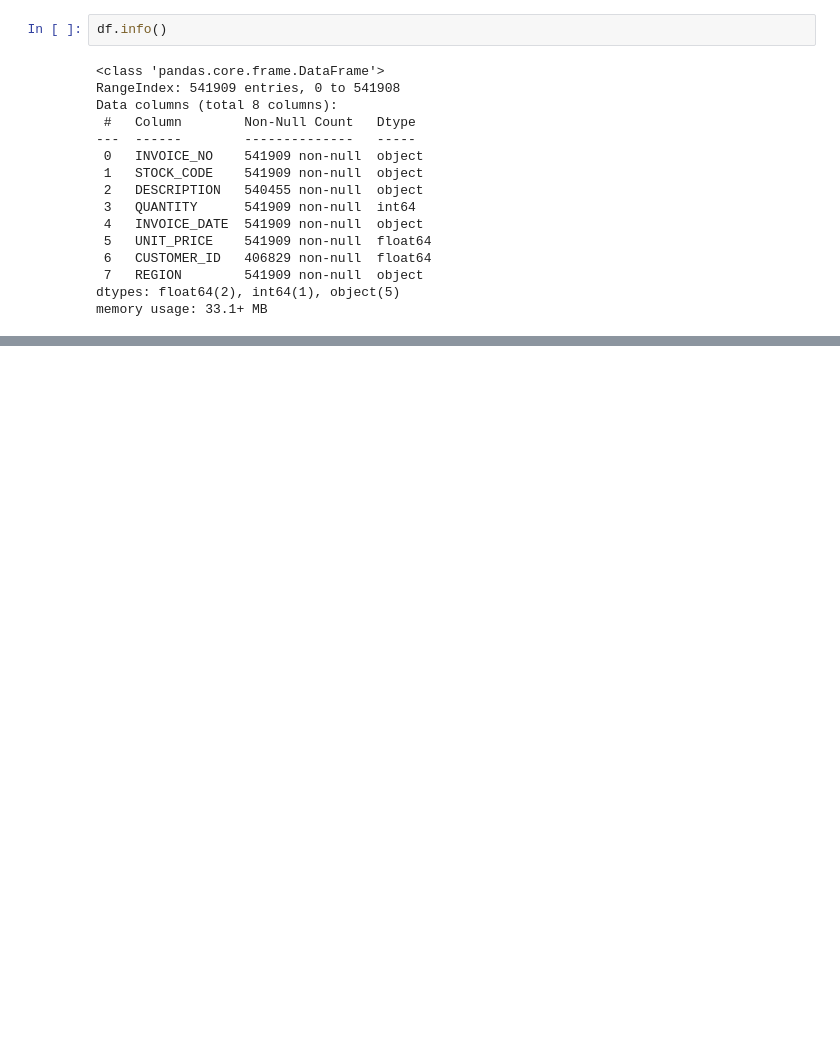
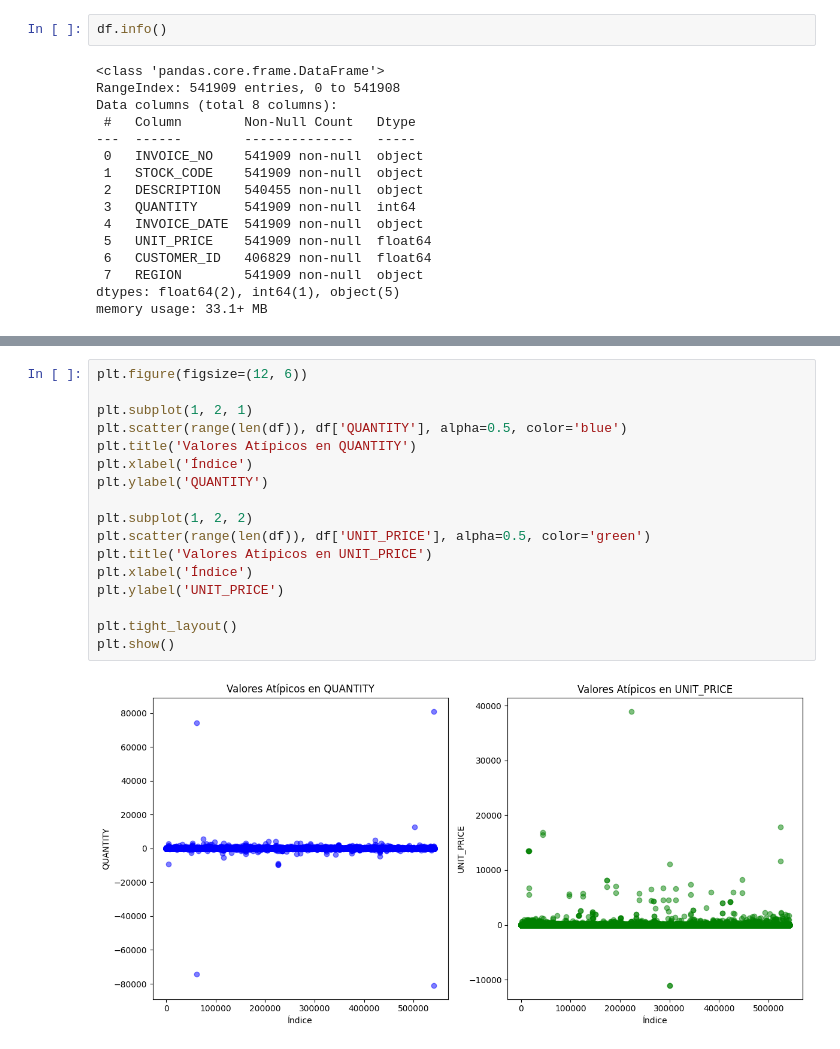
Before and after one commit to HidenLacan/Hackaton-data, a Jupyter notebook: hackhathon.ipynb, the cells around one changed output, grey strips where cells are left out. Drawn from its saved outputs; the diff is of its cells as text; blank space fills up the shorter version.

```diff
--- a/hackhathon.ipynb
+++ b/hackhathon.ipynb
@@ -64,0 +168,19 @@ dtype: int64
+# %%
+plt.figure(figsize=(12, 6))
+
+plt.subplot(1, 2, 1)
+plt.scatter(range(len(df)), df['QUANTITY'], alpha=0.5, color='blue')
+plt.title('Valores Atípicos en QUANTITY')
+plt.xlabel('Índice')
+plt.ylabel('QUANTITY')
+
+plt.subplot(1, 2, 2)
+plt.scatter(range(len(df)), df['UNIT_PRICE'], alpha=0.5, color='green')
+plt.title('Valores Atípicos en UNIT_PRICE')
+plt.xlabel('Índice')
+plt.ylabel('UNIT_PRICE')
+
+plt.tight_layout()
+plt.show()
+# %% [output]
+[figure, added]
```
Also changed, not shown: parts of 22 cells of this notebook.
